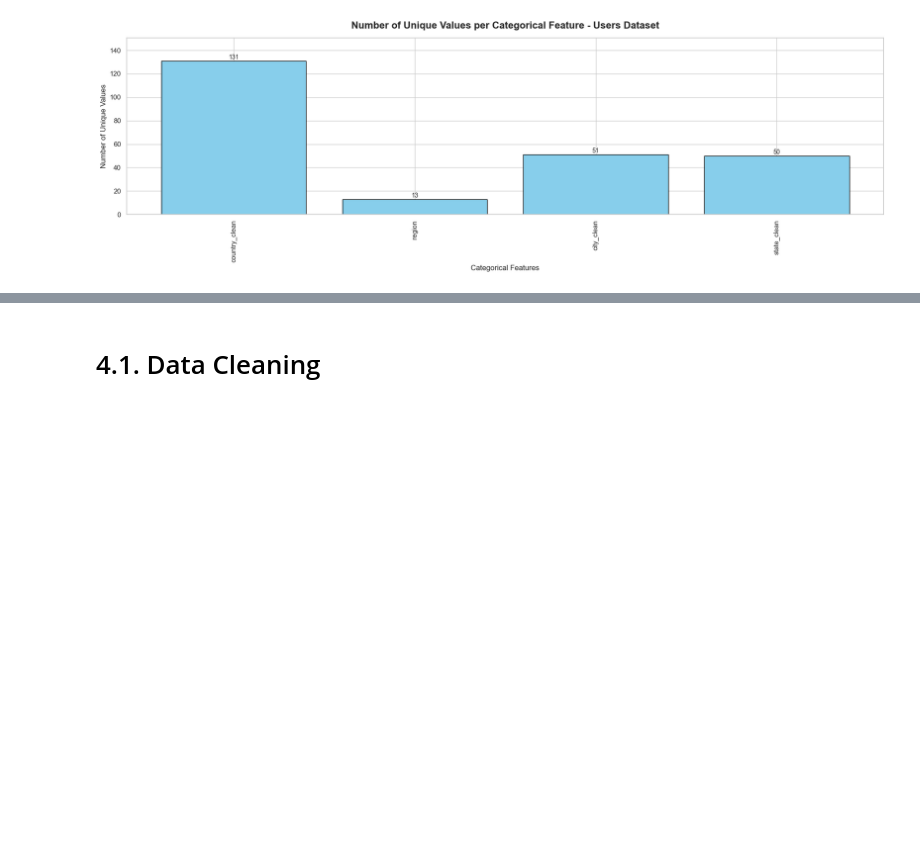
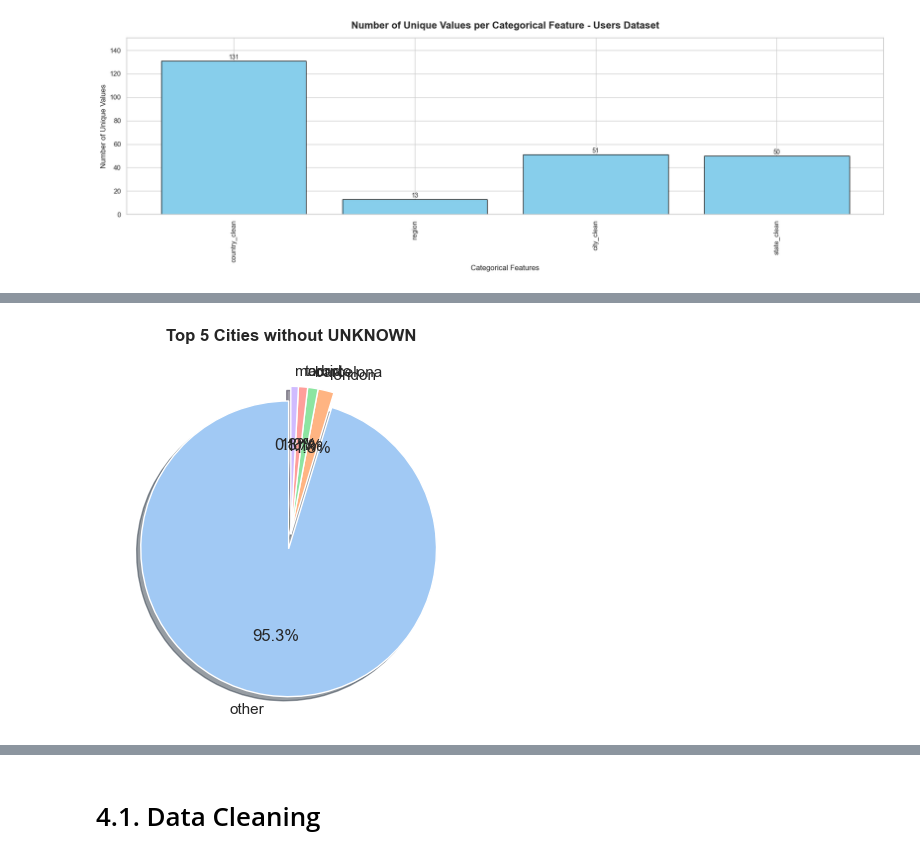
Before and after one commit to saricmilos/what-else-should-I-read, a Jupyter notebook: book_recommendation_system_eda.ipynb, the cells around one changed output, grey strips where cells are left out. Drawn from its saved outputs; the diff is of its cells as text; code cells hidden in the pictures; blank space fills up the shorter version.

```diff
--- a/book_recommendation_system_eda.ipynb
+++ b/book_recommendation_system_eda.ipynb
@@ -1106,0 +1007,17 @@ Passing `palette` without assigning `hue` is deprecated and will be removed in v
+# %%
+palette_color = sns.color_palette('pastel')
+explode = [0.1] + [0]*(min(5, len(users_df['city_clean'].value_counts())) - 1)  # highlight first slice
+
+users_df['city_clean'].value_counts().iloc[:5].plot(
+    kind='pie',
+    colors=palette_color,
+    autopct='%.1f%%',
+    explode=explode,
+    shadow=True,
+    startangle=90
+)
+plt.title('Top 5 Cities without UNKNOWN', fontweight='bold')
+plt.ylabel('')
+plt.show()
+# %% [output]
+[figure, added]
```
Also changed, not shown: parts of 273 cells of this notebook, 2 other files.
